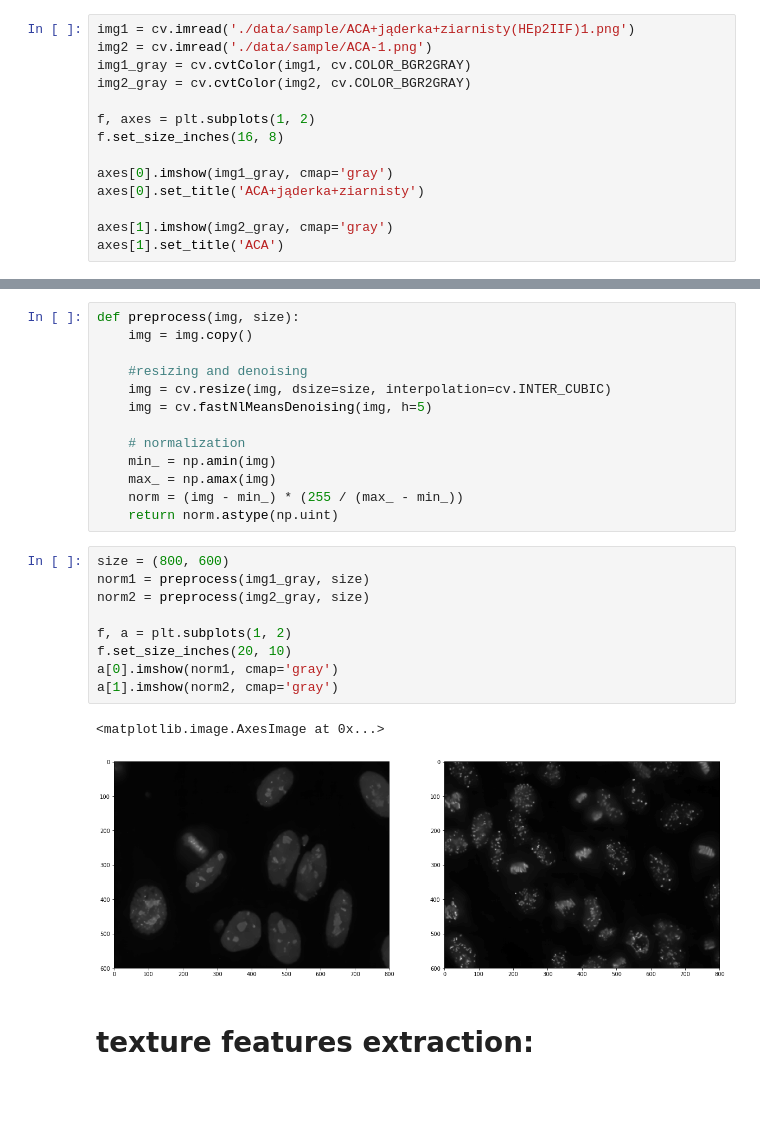
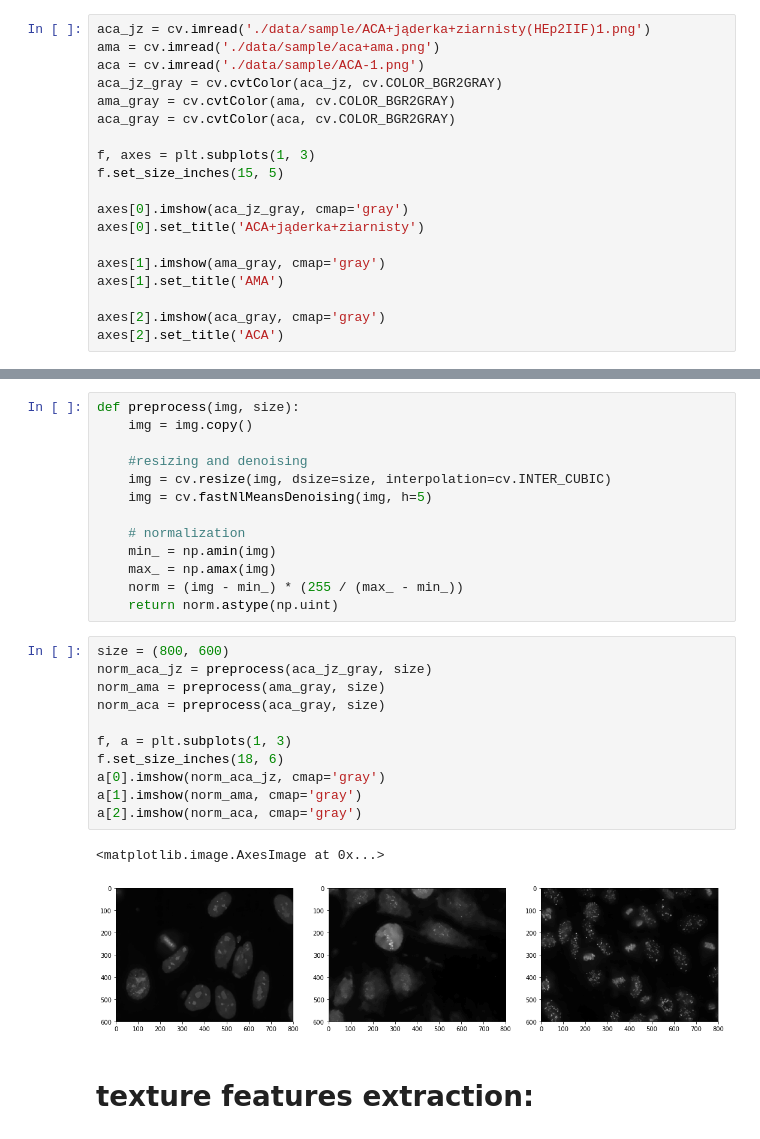
Before and after one commit to mszpyrka/AGH-AntinuclearAntibodiesClassification, a Jupyter notebook: comparison.ipynb, the cells around one changed output, grey strips where cells are left out. Drawn from its saved outputs; the diff is of its cells as text; blank space fills up the shorter version.

```diff
--- a/comparison.ipynb
+++ b/comparison.ipynb
@@ -10,16 +14,21 @@ from skimage.feature import greycomatrix, greycoprops
 # %%
-img1 = cv.imread('./data/sample/ACA+jąderka+ziarnisty(HEp2IIF)1.png')
-img2 = cv.imread('./data/sample/ACA-1.png')
-img1_gray = cv.cvtColor(img1, cv.COLOR_BGR2GRAY)
-img2_gray = cv.cvtColor(img2, cv.COLOR_BGR2GRAY)
+aca_jz = cv.imread('./data/sample/ACA+jąderka+ziarnisty(HEp2IIF)1.png')
+ama = cv.imread('./data/sample/aca+ama.png')
+aca = cv.imread('./data/sample/ACA-1.png')
+aca_jz_gray = cv.cvtColor(aca_jz, cv.COLOR_BGR2GRAY)
+ama_gray = cv.cvtColor(ama, cv.COLOR_BGR2GRAY)
+aca_gray = cv.cvtColor(aca, cv.COLOR_BGR2GRAY)
 
-f, axes = plt.subplots(1, 2)
-f.set_size_inches(16, 8)
+f, axes = plt.subplots(1, 3)
+f.set_size_inches(15, 5)
 
-axes[0].imshow(img1_gray, cmap='gray')
+axes[0].imshow(aca_jz_gray, cmap='gray')
 axes[0].set_title('ACA+jąderka+ziarnisty')
 
-axes[1].imshow(img2_gray, cmap='gray')
-axes[1].set_title('ACA')
+axes[1].imshow(ama_gray, cmap='gray')
+axes[1].set_title('AMA')
+
+axes[2].imshow(aca_gray, cmap='gray')
+axes[2].set_title('ACA')
 # %% [output]
 Text(0.5, 1.0, 'ACA')
@@ -39,16 +48,18 @@ def preprocess(img, size):
     return norm.astype(np.uint)
 # %%
 size = (800, 600)
-norm1 = preprocess(img1_gray, size)
-norm2 = preprocess(img2_gray, size)
+norm_aca_jz = preprocess(aca_jz_gray, size)
+norm_ama = preprocess(ama_gray, size)
+norm_aca = preprocess(aca_gray, size)
 
-f, a = plt.subplots(1, 2)
-f.set_size_inches(20, 10)
-a[0].imshow(norm1, cmap='gray')
-a[1].imshow(norm2, cmap='gray')
+f, a = plt.subplots(1, 3)
+f.set_size_inches(18, 6)
+a[0].imshow(norm_aca_jz, cmap='gray')
+a[1].imshow(norm_ama, cmap='gray')
+a[2].imshow(norm_aca, cmap='gray')
 # %% [output]
 <matplotlib.image.AxesImage at 0x...>
-[figure, old version]
+[figure, new version]
 # %% [markdown]
 # texture features extraction:
 # %%
```
Also changed, not shown: parts of 8 cells of this notebook.
